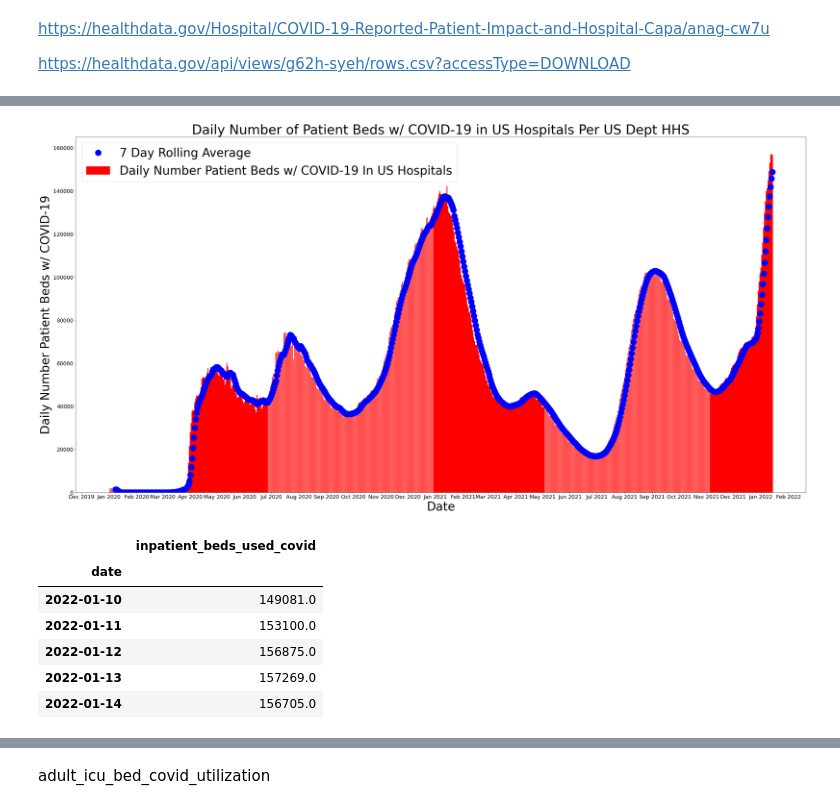
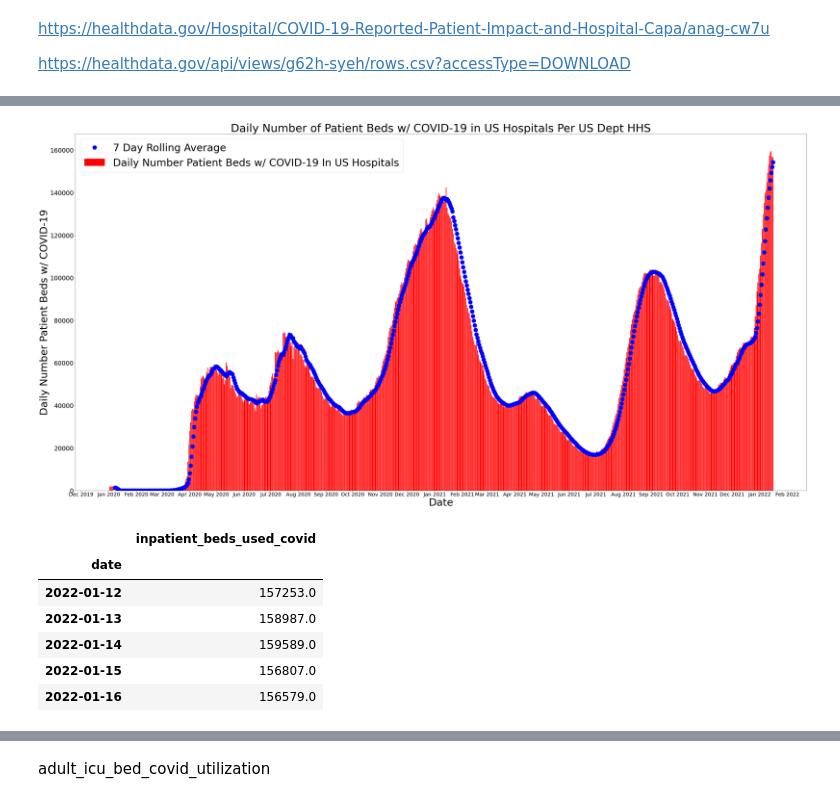
Before and after one commit to ldhagen/HHS_COVID_Notebook, a Jupyter notebook: HHS COVID-19 Reported Patient Impact and Hospital Capacity by State Timeseries.ipynb, the cells around one changed output, grey strips where cells are left out. Saved outputs shown, nothing was run; the diff lists cells and outputs as text; code cells hidden in the pictures.

```diff
--- a/HHS COVID-19 Reported Patient Impact and Hospital Capacity by State Timeseries.ipynb
+++ b/HHS COVID-19 Reported Patient Impact and Hospital Capacity by State Timeseries.ipynb
@@ -25,3 +24,0 @@ memory usage: 32.7+ MB
-# %%
-for x in df_hhs.columns:
-    print(x)
@@ -175,5 +107,0 @@ for x in date_list:
-# %%
-aaa = []
-for x in date_list:
-    print(df_hhs[df_hhs.date == x]['deaths_covid'].sum())
-    aaa.append((x, df_hhs[df_hhs.date == x]['deaths_covid'].sum()))
@@ -335,32 +227,33 @@ ccc_rolling = ccc.rolling(7).mean().shift()
 # %%
 import datetime
 import matplotlib.dates as mdates
 months = mdates.MonthLocator()
 days = mdates.DayLocator()
 timeFmt = mdates.DateFormatter('%b %Y')
 fig, ax = plt.subplots()
-fig.set_size_inches(44,22)
+fig.set_size_inches(64,32)
 ax.xaxis.set_major_locator(months)
 ax.xaxis.set_major_formatter(timeFmt)
-ax.tick_params(axis='both', labelsize=18)
+ax.tick_params(axis='y', labelsize=30)
+ax.tick_params(axis='x', labelsize=25)
 #ax.xaxis.set_minor_locator(months)
 #plt.rcParams["figure.figsize"] = [17.00, 3.50]
-plt.title('Daily Number of Patient Beds w/ COVID-19 in US Hospitals Per US Dept HHS', fontsize = 44)
-plt.xlabel('Date',color='black', fontsize = 40)
-plt.ylabel('Daily Number Patient Beds w/ COVID-19',color='black', fontsize = 40)
+plt.title('Daily Number of Patient Beds w/ COVID-19 in US Hospitals Per US Dept HHS', fontsize = 54)
+plt.xlabel('Date',color='black', fontsize = 50)
+plt.ylabel('Daily Number Patient Beds w/ COVID-19',color='black', fontsize = 50)
 plt.bar(ccc.index, ccc.inpatient_beds_used_covid, color = 'red')
 plt.plot(ccc_rolling.inpatient_beds_used_covid, 'bo',markersize = 20)
-plt.legend(['7 Day Rolling Average','Daily Number Patient Beds w/ COVID-19 In US Hospitals'], fontsize = 40)
+plt.legend(['7 Day Rolling Average','Daily Number Patient Beds w/ COVID-19 In US Hospitals'], fontsize = 50)
 fig.savefig('HHS_inpaitent_beds_covid.png')
 # %% [output]
-[figure, old version]
+[figure, new version]
 # %%
 ccc.tail()
 # %% [output]
 |  | inpatient_beds_used_covid |
 | date |  |
-| 2022-01-10 | 149081.0 |
-| 2022-01-11 | 153100.0 |
-| 2022-01-12 | 156875.0 |
-| 2022-01-13 | 157269.0 |
-| 2022-01-14 | 156705.0 |
+| 2022-01-12 | 157253.0 |
+| 2022-01-13 | 158987.0 |
+| 2022-01-14 | 159589.0 |
+| 2022-01-15 | 156807.0 |
+| 2022-01-16 | 156579.0 |
```
Also changed, not shown: parts of 31 cells of this notebook, 3 other files.
